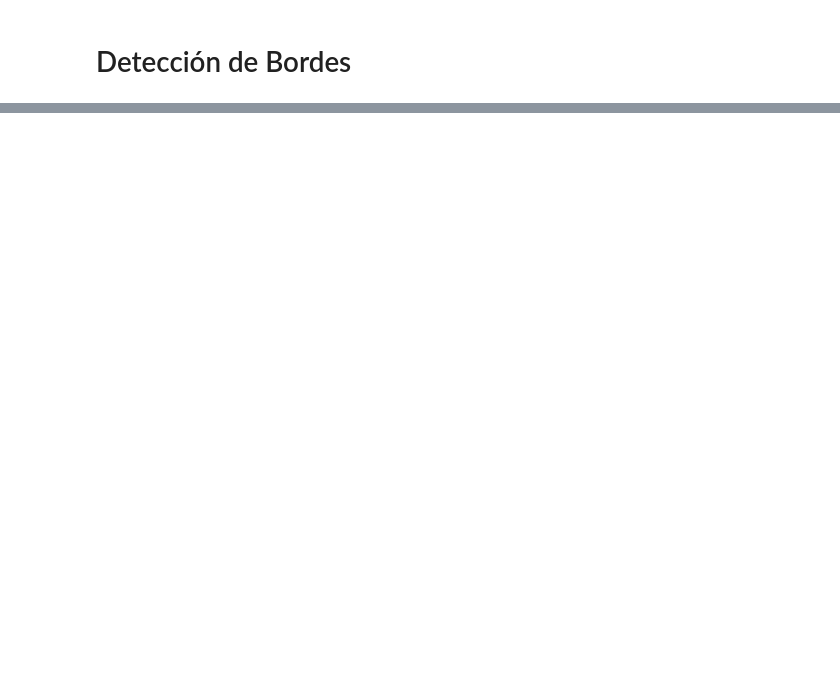
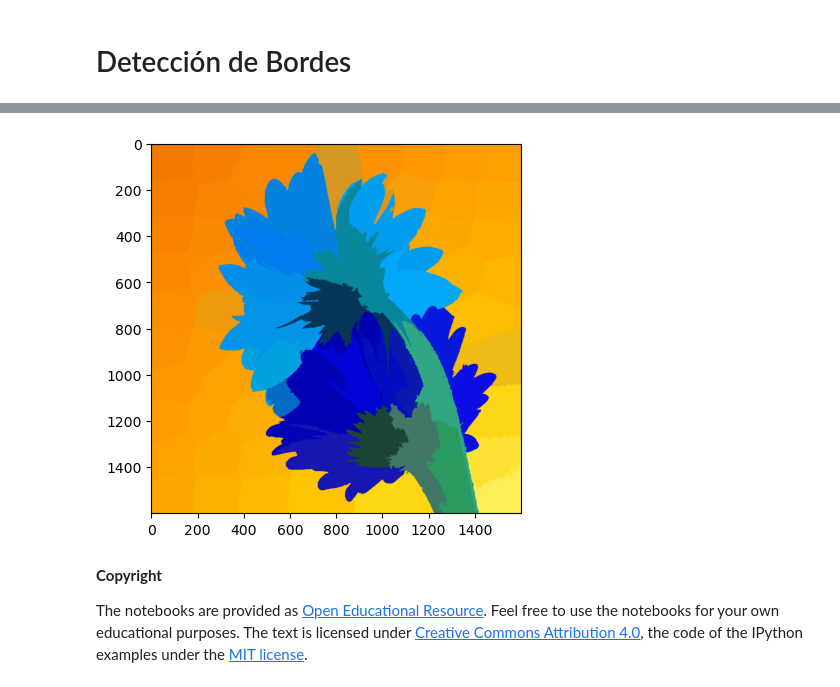
Before and after one commit to joseramoniglesias/EL442_Tratamiento_Senales, a Jupyter notebook: clases/Cap01_Introducción/Python/TRAT01_Segmentacion_Sencilla_a_Color.ipynb, the cells around one changed output, grey strips where cells are left out. Drawn from its saved outputs; the diff is of its cells as text; code cells hidden in the pictures; blank space fills up the shorter version.

```diff
--- a/clases/Cap01_Introducción/Python/TRAT01_Segmentacion_Sencilla_a_Color.ipynb
+++ b/clases/Cap01_Introducción/Python/TRAT01_Segmentacion_Sencilla_a_Color.ipynb
@@ -180,0 +191,17 @@ plt.imshow(cv2.cvtColor(Icv,cv2.COLOR_BGR2RGB))
+# %%
+from skimage.segmentation import slic
+from skimage.color import label2rgb
+imagen_rgb = cv2.imread('flowers.jpg')
+# Aplicar la segmentación SLIC
+segmentos = slic(imagen_rgb)
+
+# Mostrar la segmentación
+imagen_segmentada = label2rgb(segmentos, imagen_rgb, kind='avg')
+plt.imshow(imagen_segmentada)
+plt.show()
+# %% [output]
+[figure, added]
+# %% [markdown]
+**Copyright**
+
+The notebooks are provided as [Open Educational Resource](https://de.wikipedia.org/wiki/Open_Educational_Resources). Feel free to use the notebooks for your own educational purposes. The text is licensed under [Creative Commons Attribution 4.0](https://creativecommons.org/licenses/by/4.0/), the code of the IPython examples under the [MIT license](https://opensource.org/licenses/MIT).
```
Also changed, not shown: parts of 7 cells of this notebook.
